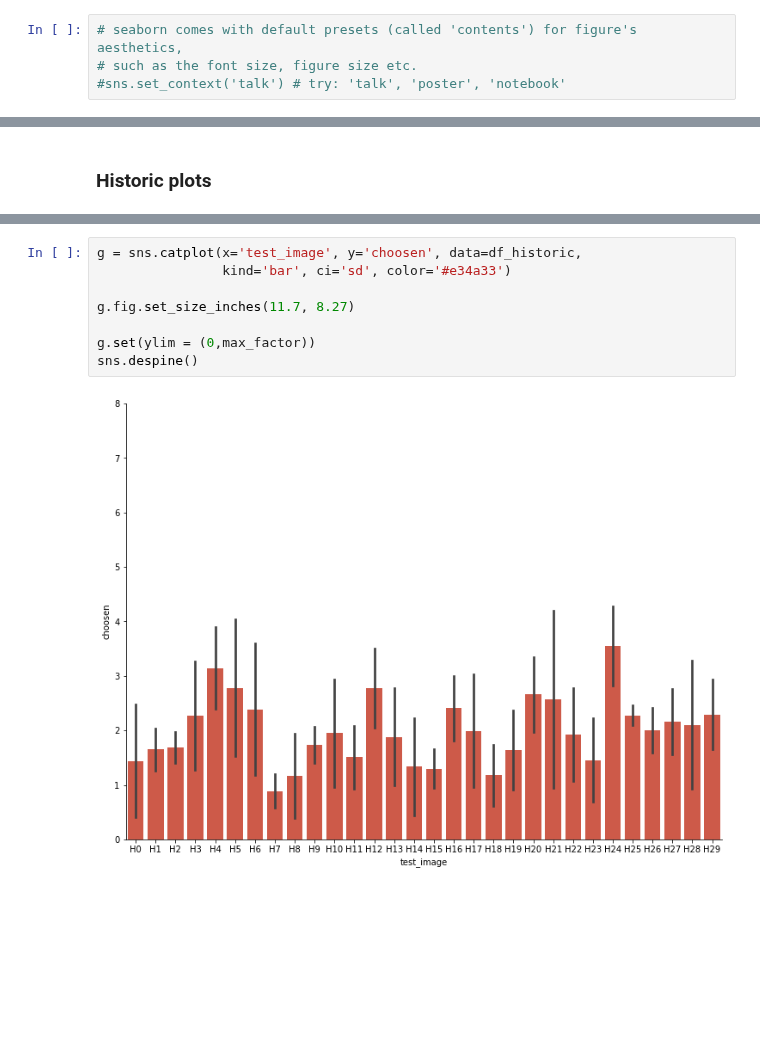
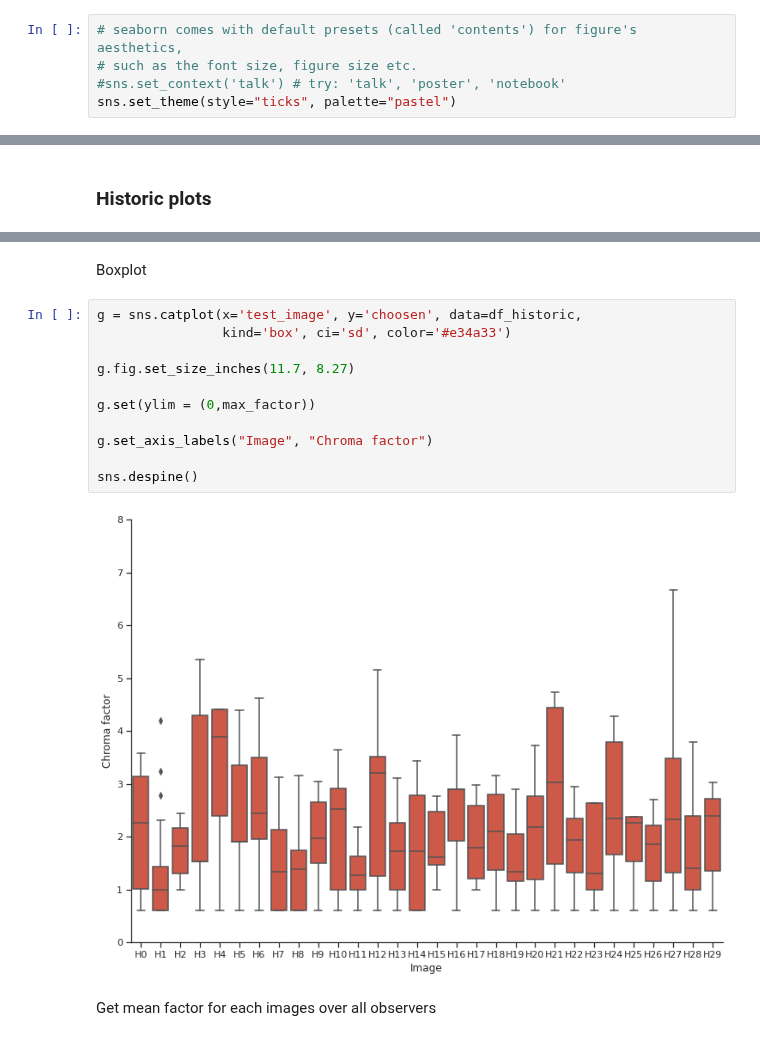
Before and after one commit to Thrrym/PerceptionAndImageQuality, a Jupyter notebook: analysis/niner.ipynb, the cells around one changed output, grey strips where cells are left out. Drawn from its saved outputs; the diff is of its cells as text; blank space fills up the shorter version.

```diff
--- a/analysis/niner.ipynb
+++ b/analysis/niner.ipynb
@@ -12,6 +12,7 @@ from scipy import interpolate
 # seaborn comes with default presets (called 'contents') for figure's aesthetics,
 # such as the font size, figure size etc.
 #sns.set_context('talk') # try: 'talk', 'poster', 'notebook'
+sns.set_theme(style="ticks", palette="pastel")
 # %% [markdown]
 ## Get the result files
 # %%
@@ -111,10 +151,17 @@ assert len(df_modern['test_image'].unique()) == 15
+# %% [markdown]
+Boxplot
 # %%
 g = sns.catplot(x='test_image', y='choosen', data=df_historic,
-                kind='bar', ci='sd', color='#e34a33')
+                kind='box', ci='sd', color='#e34a33')
 
 g.fig.set_size_inches(11.7, 8.27)
 
 g.set(ylim = (0,max_factor))
+
+g.set_axis_labels("Image", "Chroma factor")
+
 sns.despine()
 # %% [output]
-[figure, old version]
+[figure, new version]
+# %% [markdown]
+Get mean factor for each images over all observers
```
Also changed, not shown: parts of 19 cells of this notebook, 1 other file.
